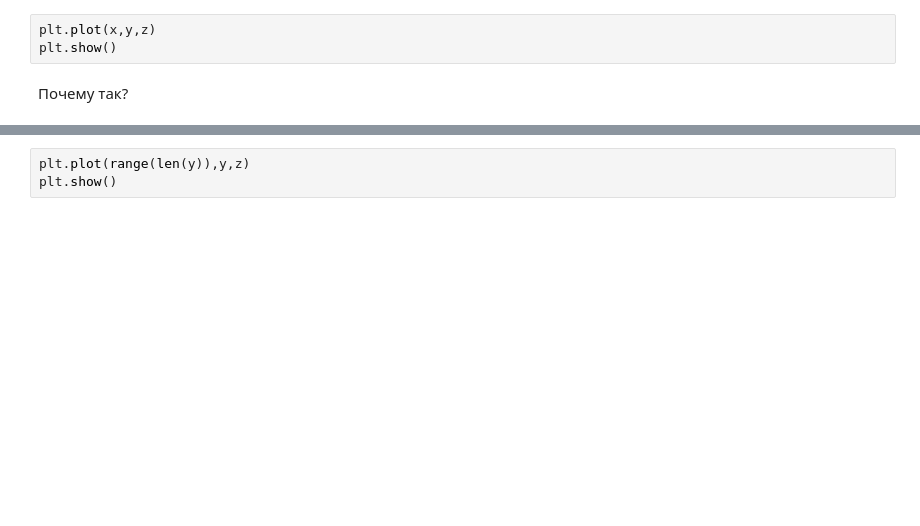
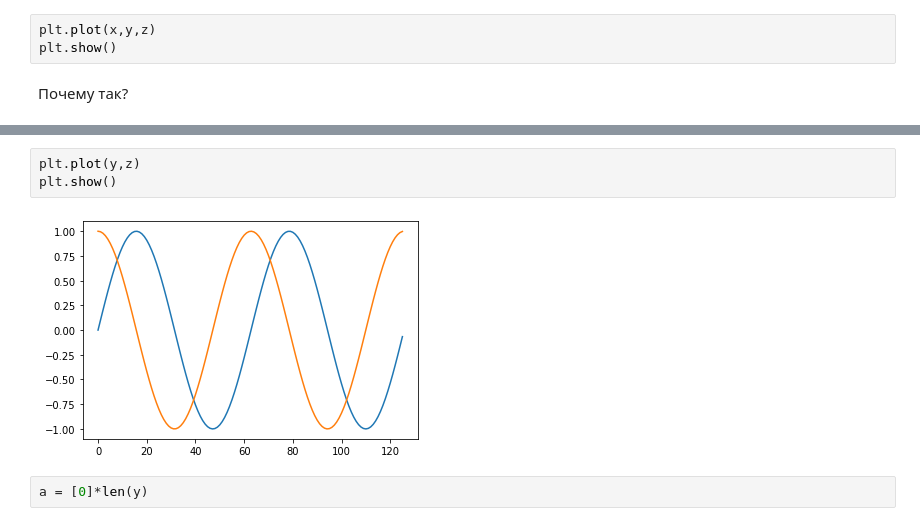
Before and after one commit to Craiglal/ML-Hometasks, a Jupyter notebook: practice/1_introduction_to_ipython.ipynb, the cells around one changed output, grey strips where cells are left out. Drawn from its saved outputs; the diff is of its cells as text; blank space fills up the shorter version.

```diff
--- a/practice/1_introduction_to_ipython.ipynb
+++ b/practice/1_introduction_to_ipython.ipynb
@@ -102,4 +199,8 @@ plt.show()
 # %%
-plt.plot(range(len(y)),y,z)
+plt.plot(y,z)
 plt.show()
+# %% [output]
+[figure, added]
+# %%
+a = [0]*len(y)
 # %%
```
Also changed, not shown: parts of 33 cells of this notebook, 4 other files.
